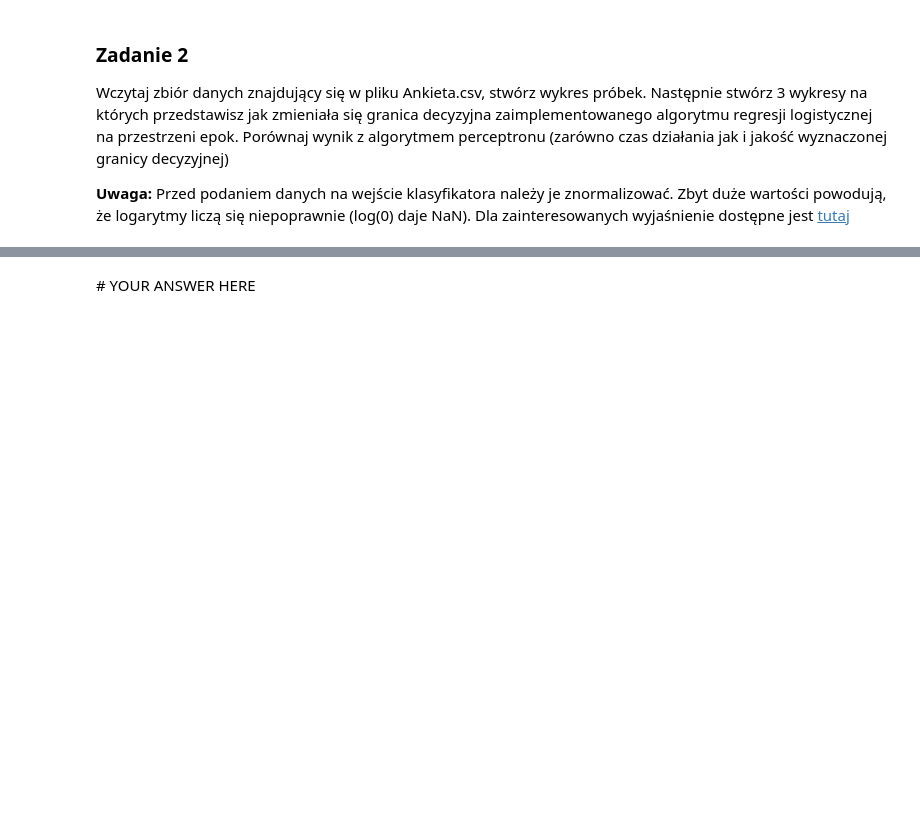
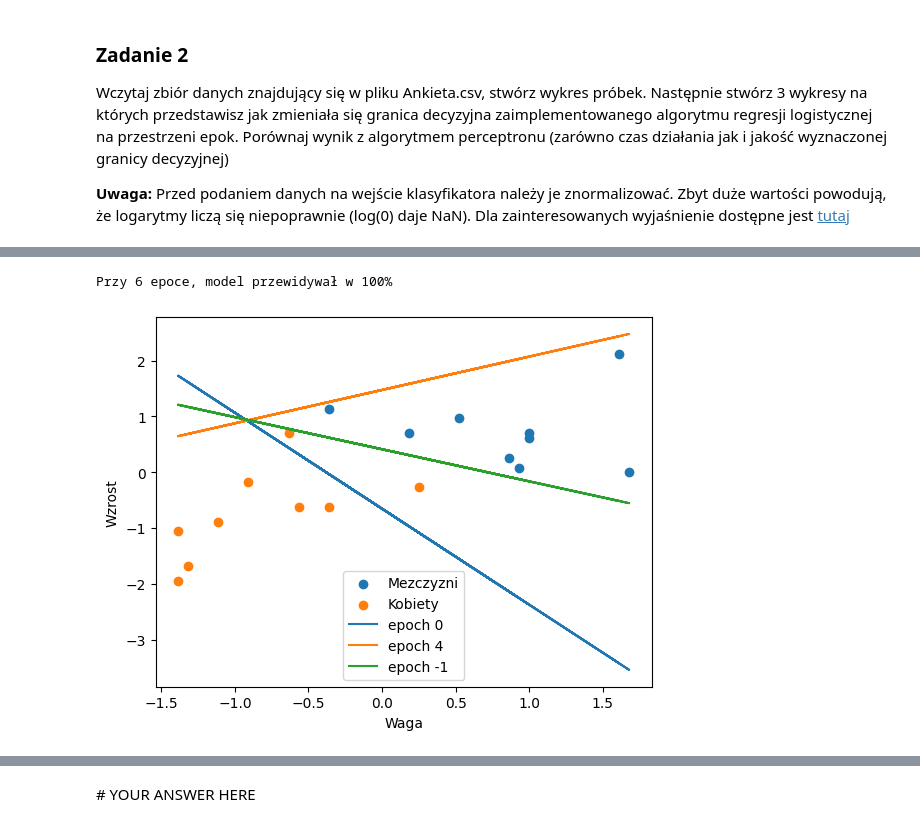
Before and after one commit to DyremiX/Laby, a Jupyter notebook: Lab5/139509_michal_dubiel_Logistic_regression.ipynb, the cells around one changed output, grey strips where cells are left out. Drawn from its saved outputs; the diff is of its cells as text; code cells hidden in the pictures; blank space fills up the shorter version.

```diff
--- a/Lab5/139509_michal_dubiel_Logistic_regression.ipynb
+++ b/Lab5/139509_michal_dubiel_Logistic_regression.ipynb
@@ -162,0 +175,29 @@ def update_regression_coefficients(X: np.ndarray, y: np.ndarray, betas: np.ndarr
+# %%
+
+scaled_data = skl.StandardScaler().fit_transform(df[['Waga']+['Wzrost']])
+scaled_data_plec = np.array(np.hstack((scaled_data, np.array(df['Plec']).reshape(-1, 1))))
+
+beta0, betas, error = learn_and_fit(df[["Waga"] + ["Wzrost"]], df['Plec'], epochs=100, alpha=0.3, normalize=True)
+
+plt.scatter(scaled_data_plec[scaled_data_plec[:,2] == 0][:,0],scaled_data_plec[scaled_data_plec[:,2] == 0][:,1], label='Mezczyzni')
+plt.scatter(scaled_data_plec[scaled_data_plec[:,2] == 1][:,0],scaled_data_plec[scaled_data_plec[:,2] == 1][:,1], label='Kobiety')
+
+epoch = 0
+wzrost_set = -(beta0[epoch] + betas[epoch][0]*scaled_data[:,0])/betas[epoch][1]
+plt.plot(scaled_data[:,0], wzrost_set, label= f'epoch {epoch}')
+
+epoch = (int)(len(betas)/2)
+wzrost_set = -(beta0[epoch] + betas[epoch][0]*scaled_data[:,0])/betas[epoch][1]
+plt.plot(scaled_data[:,0], wzrost_set, label= f'epoch {epoch}')
+
+epoch = -1
+wzrost_set = -(beta0[epoch] + betas[epoch][0]*scaled_data[:,0])/betas[epoch][1]
+plt.plot(scaled_data[:,0], wzrost_set, label= f'epoch {epoch}')
+
+plt.xlabel('Waga')
+plt.ylabel('Wzrost')
+plt.legend()
+plt.show()
+# %% [output]
+Przy 6 epoce, model przewidywał w 100%
+[figure, added]
```
Also changed, not shown: parts of 25 cells of this notebook, 13 other files.
